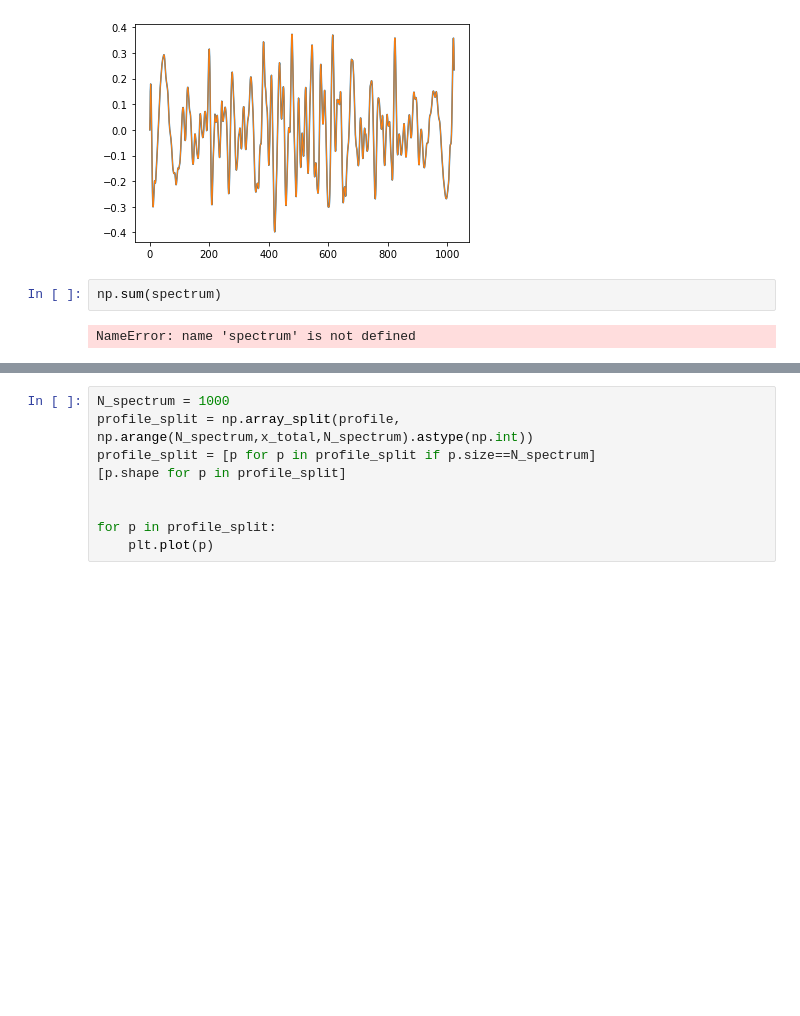
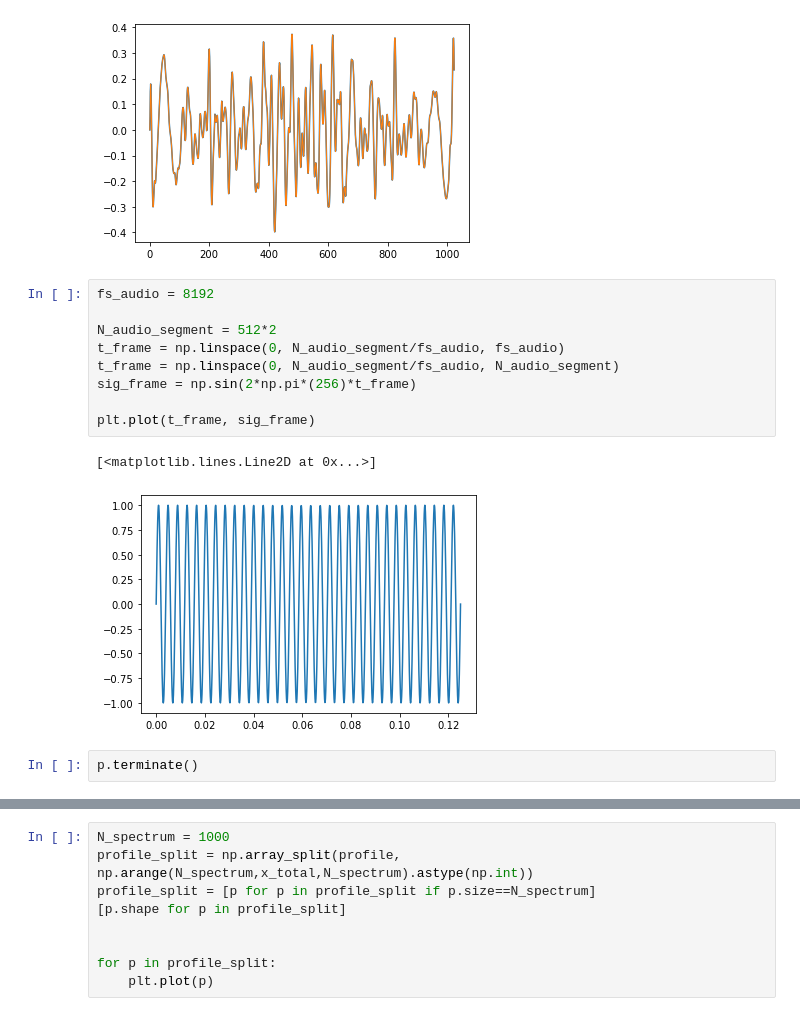
Before and after one commit to daguiam/texture_vibration_generator, a Jupyter notebook: process_textures_spectrum.ipynb, the cells around one changed output, grey strips where cells are left out. Drawn from its saved outputs; the diff is of its cells as text; blank space fills up the shorter version.

```diff
--- a/process_textures_spectrum.ipynb
+++ b/process_textures_spectrum.ipynb
@@ -531,7 +531,17 @@ frame 0.7326294707724806 -0.007229628747911153
 framefilt 0.7712682251237777 -0.0017528721293498851
 [figure]
 [figure]
-# %%
-np.sum(spectrum)
-# %% [output]
-NameError: name 'spectrum' is not defined
+# %%
+fs_audio = 8192
+
+N_audio_segment = 512*2
+t_frame = np.linspace(0, N_audio_segment/fs_audio, fs_audio)
+t_frame = np.linspace(0, N_audio_segment/fs_audio, N_audio_segment)
+sig_frame = np.sin(2*np.pi*(256)*t_frame)
+
+plt.plot(t_frame, sig_frame)
+# %% [output]
+[<matplotlib.lines.Line2D at 0x...>]
+[figure, added]
+# %%
+p.terminate()
```
Also changed, not shown: parts of 1 cell of this notebook, 2 other files.
